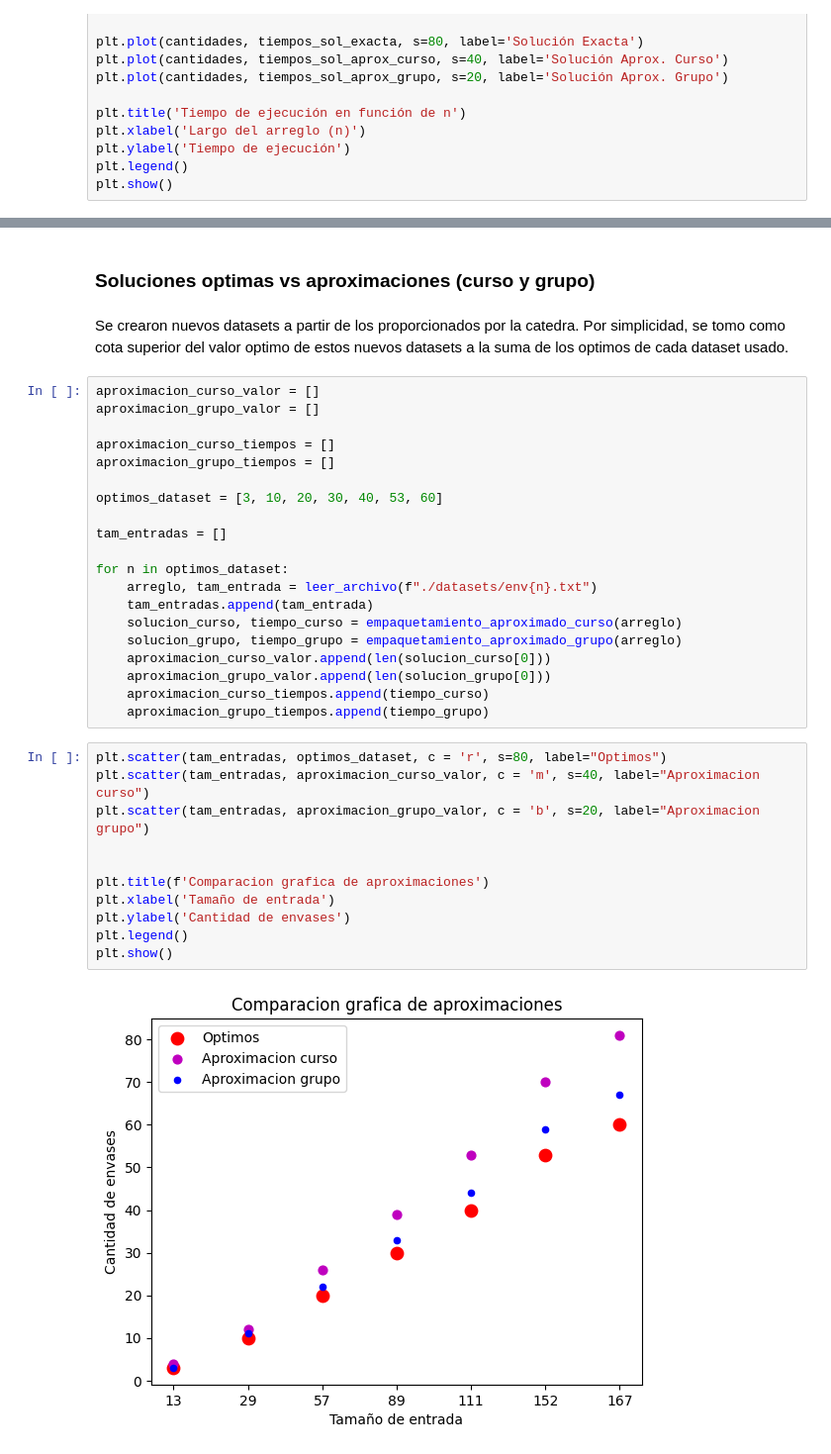
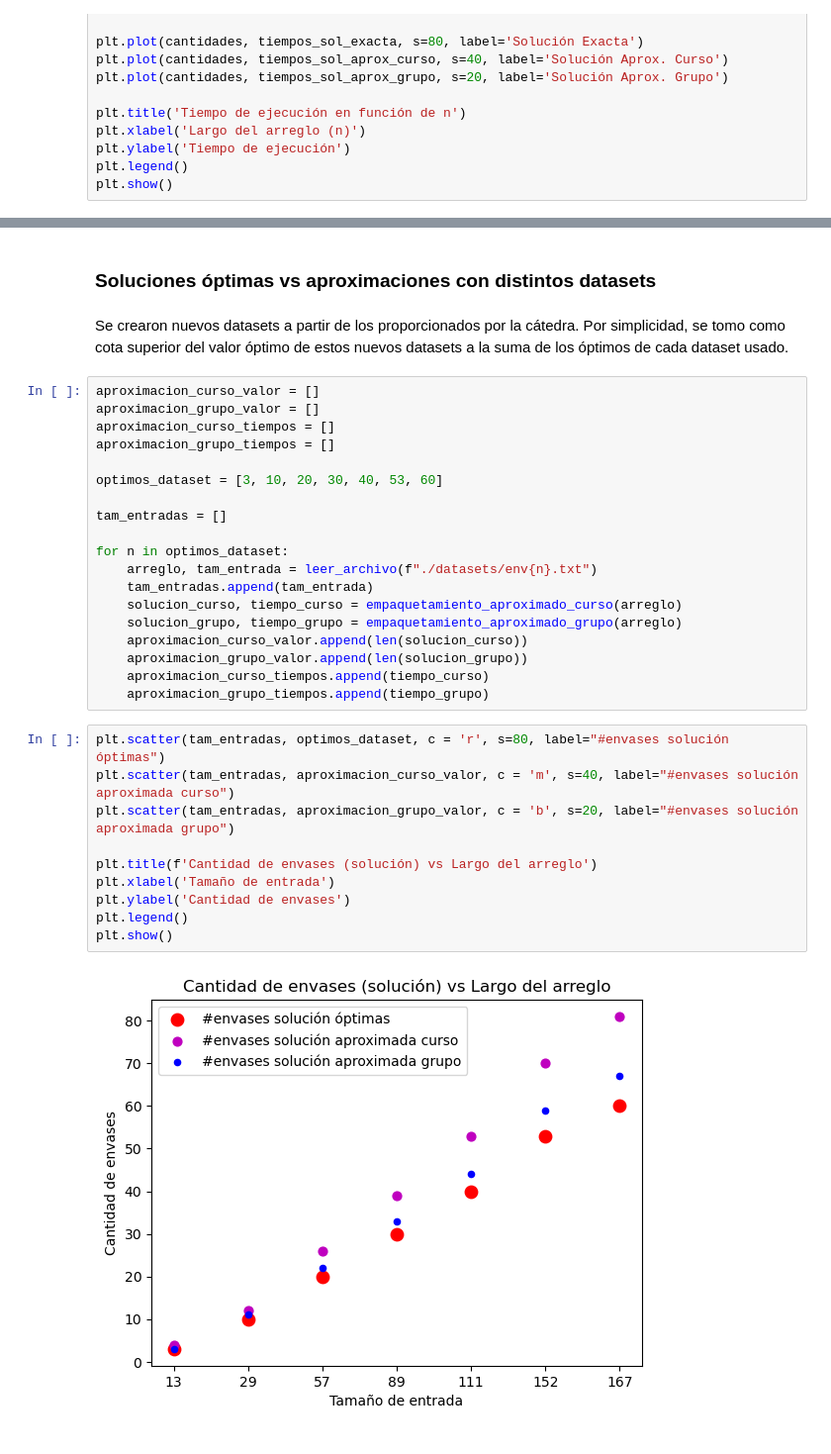
Before and after one commit to MartinUgarte/TDA-TP2, a Jupyter notebook: mediciones.ipynb, the cells around one changed output, grey strips where cells are left out. Shown at 99% size. Cells and saved outputs as stored; diff of their text form.

```diff
--- a/mediciones.ipynb
+++ b/mediciones.ipynb
@@ -69,11 +67,10 @@ plt.show()
 # %% [markdown]
-### Soluciones optimas vs aproximaciones (curso y grupo)
+### Soluciones óptimas vs aproximaciones con distintos datasets
 # %% [markdown]
-Se crearon nuevos datasets a partir de los proporcionados por la catedra. Por simplicidad, se tomo como cota superior del valor optimo de estos nuevos datasets a la suma de los optimos de cada dataset usado.
+Se crearon nuevos datasets a partir de los proporcionados por la cátedra. Por simplicidad, se tomo como cota superior del valor óptimo de estos nuevos datasets a la suma de los óptimos de cada dataset usado.
 # %%
 aproximacion_curso_valor = []
 aproximacion_grupo_valor = []
-
 aproximacion_curso_tiempos = []
 aproximacion_grupo_tiempos = []
 
@@ -86,23 +83,22 @@ for n in optimos_dataset:
     tam_entradas.append(tam_entrada)
     solucion_curso, tiempo_curso = empaquetamiento_aproximado_curso(arreglo)
     solucion_grupo, tiempo_grupo = empaquetamiento_aproximado_grupo(arreglo)
-    aproximacion_curso_valor.append(len(solucion_curso[0]))
-    aproximacion_grupo_valor.append(len(solucion_grupo[0]))
+    aproximacion_curso_valor.append(len(solucion_curso))
+    aproximacion_grupo_valor.append(len(solucion_grupo))
     aproximacion_curso_tiempos.append(tiempo_curso)
     aproximacion_grupo_tiempos.append(tiempo_grupo)
 # %%
-plt.scatter(tam_entradas, optimos_dataset, c = 'r', s=80, label="Optimos")
-plt.scatter(tam_entradas, aproximacion_curso_valor, c = 'm', s=40, label="Aproximacion curso")
-plt.scatter(tam_entradas, aproximacion_grupo_valor, c = 'b', s=20, label="Aproximacion grupo")
+plt.scatter(tam_entradas, optimos_dataset, c = 'r', s=80, label="#envases solución óptimas")
+plt.scatter(tam_entradas, aproximacion_curso_valor, c = 'm', s=40, label="#envases solución aproximada curso")
+plt.scatter(tam_entradas, aproximacion_grupo_valor, c = 'b', s=20, label="#envases solución aproximada grupo")
 
-
-plt.title(f'Comparacion grafica de aproximaciones')
+plt.title(f'Cantidad de envases (solución) vs Largo del arreglo')
 plt.xlabel('Tamaño de entrada')
 plt.ylabel('Cantidad de envases')
 plt.legend()
 plt.show()
 # %% [output]
-[figure, old version]
+[figure, new version]
 # %%
 
 plt.scatter(tam_entradas, aproximacion_curso_tiempos, c = 'm', s=40, label="Tiempos aproximacion curso")
```
Also changed, not shown: parts of 7 cells of this notebook, 9 other files.
